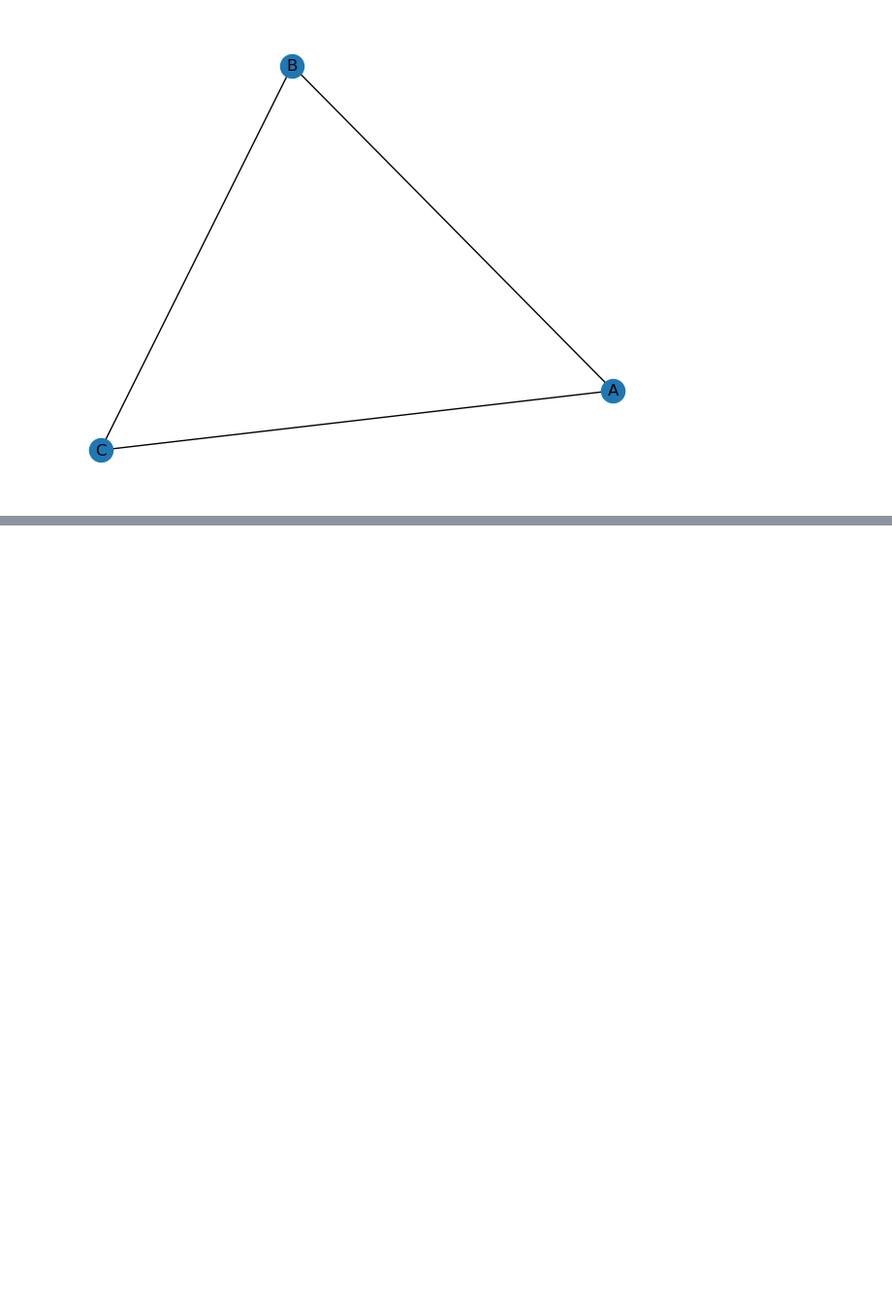
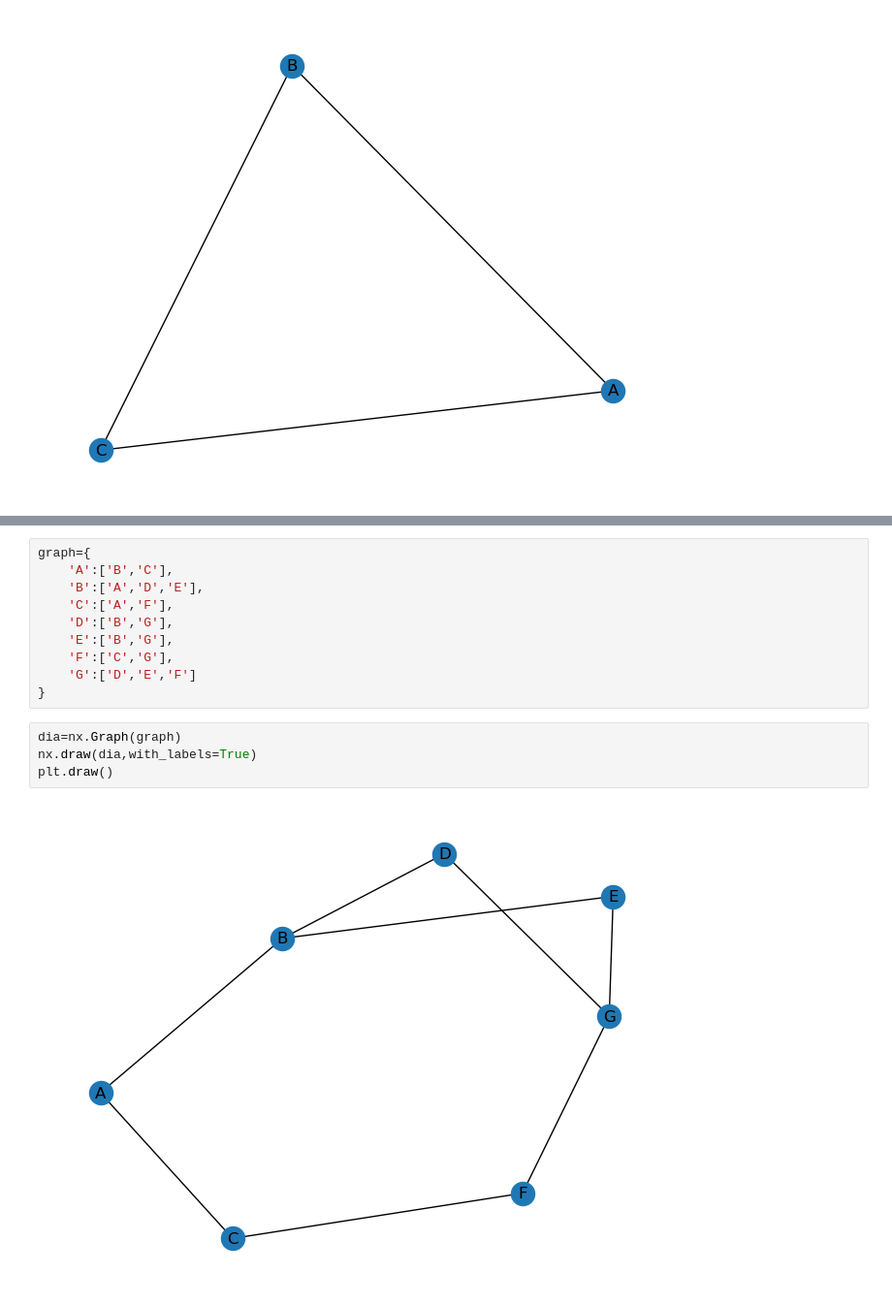
Before and after one commit to maisum77/python, a Jupyter notebook: graphs/graphs.ipynb, the cells around one changed output, grey strips where cells are left out. Shown at 97% size. Cells and saved outputs as stored; diff of their text form; blank space fills up the shorter version.

```diff
--- a/graphs/graphs.ipynb
+++ b/graphs/graphs.ipynb
@@ -10,0 +18,16 @@ plt.show()
+# %%
+graph={
+    'A':['B','C'],
+    'B':['A','D','E'],
+    'C':['A','F'],
+    'D':['B','G'],
+    'E':['B','G'],
+    'F':['C','G'],
+    'G':['D','E','F']
+}
+# %%
+dia=nx.Graph(graph)
+nx.draw(dia,with_labels=True)
+plt.draw()
+# %% [output]
+[figure, added]
```
Also changed, not shown: parts of 2 cells of this notebook, 3 other files.
